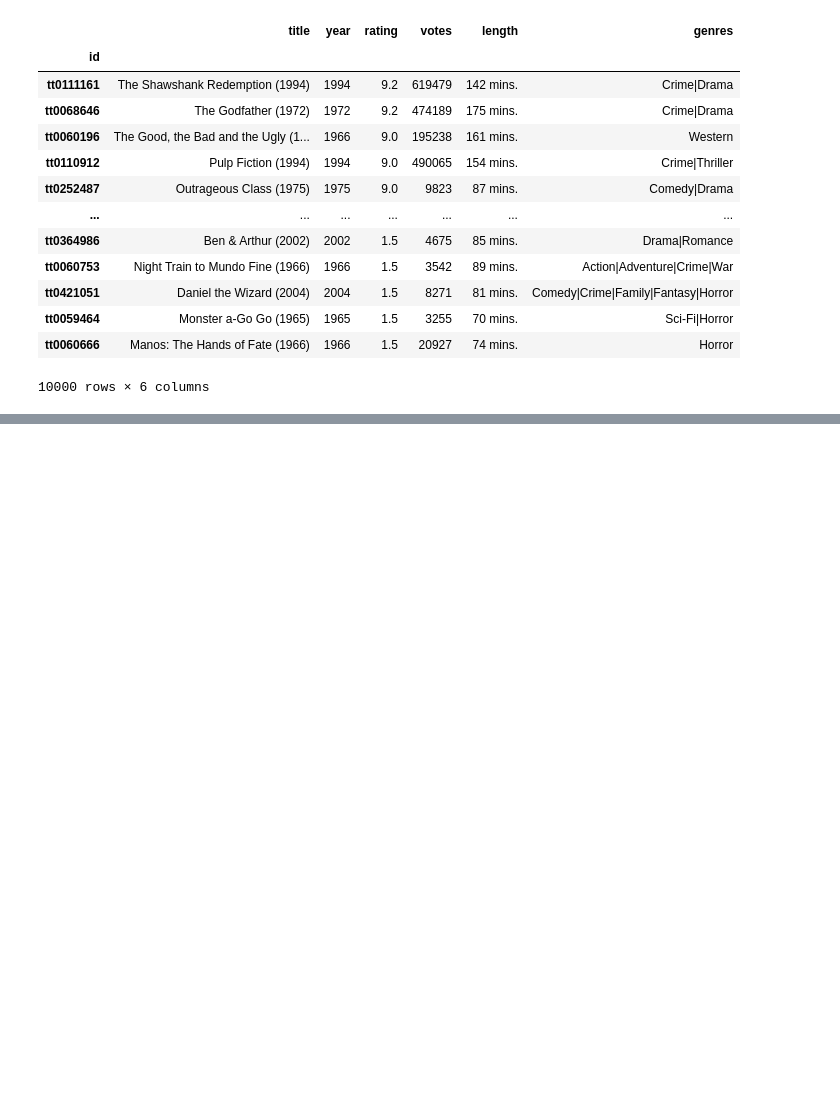
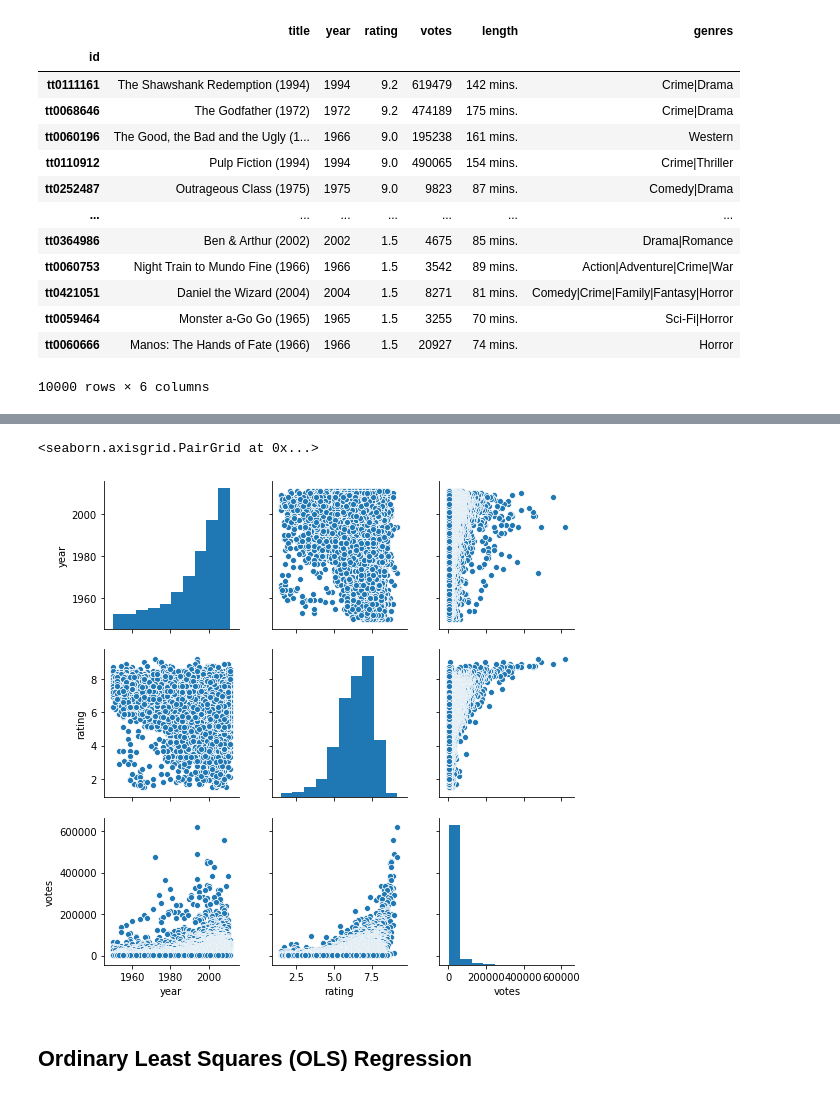
Before and after one commit to tylerLoh/onemonthpython, a Jupyter notebook: week_three/data_analysis_intro.ipynb, the cells around one changed output, grey strips where cells are left out. Cells and saved outputs as stored; diff of their text form; code cells hidden in the pictures; blank space fills up the shorter version.

```diff
--- a/week_three/data_analysis_intro.ipynb
+++ b/week_three/data_analysis_intro.ipynb
@@ -103,0 +234,7 @@ data.sort_values(by='rating', ascending=False)
+# %%
+sns.pairplot(data)
+# %% [output]
+<seaborn.axisgrid.PairGrid at 0x...>
+[figure, added]
+# %% [markdown]
+## Ordinary Least Squares (OLS) Regression
```
Also changed, not shown: parts of 33 cells of this notebook.
